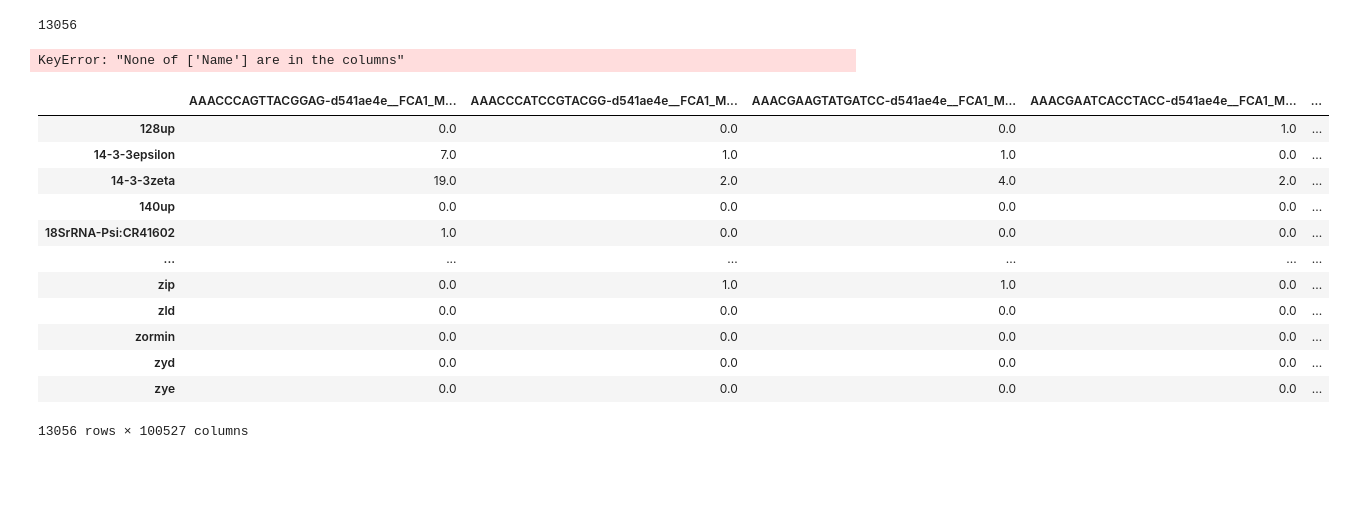
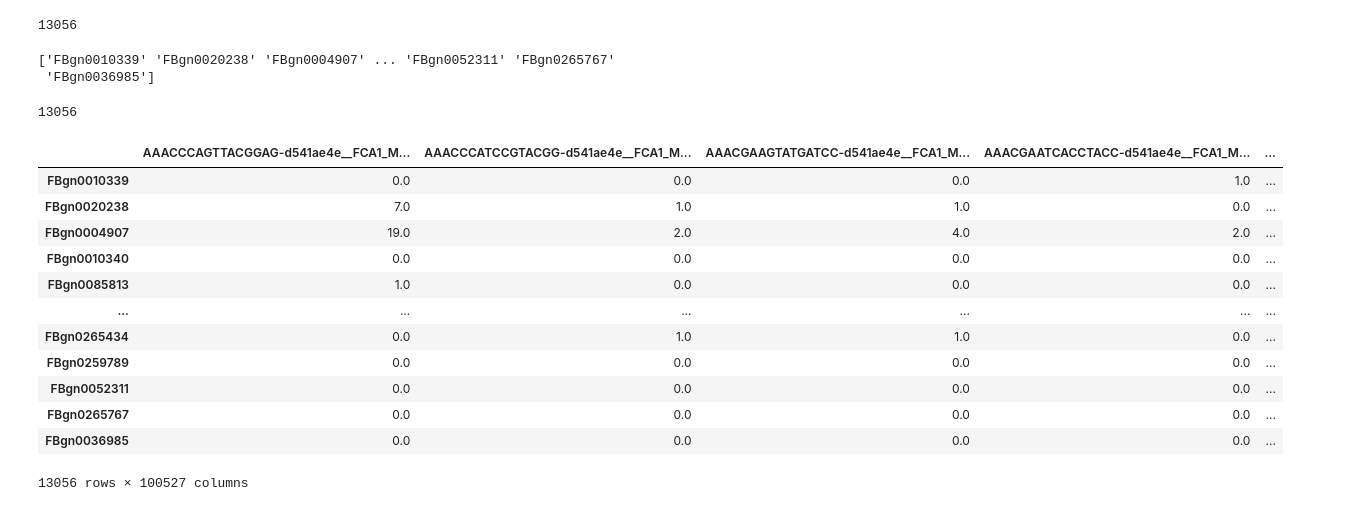
Before and after one commit to DeplanckeLab/Neuro_Droso_ND75KD, a Jupyter notebook: preprocessing/S2c_Fly_Cell_Atlas_HEAD_Oxphos_scoring_AUCell_68.ipynb, the cells around one changed output. Cells and saved outputs as stored; diff of their text form; code cells hidden in the pictures; blank space fills up the shorter version.

```diff
--- a/preprocessing/S2c_Fly_Cell_Atlas_HEAD_Oxphos_scoring_AUCell_68.ipynb
+++ b/preprocessing/S2c_Fly_Cell_Atlas_HEAD_Oxphos_scoring_AUCell_68.ipynb
@@ -84,10 +85,10 @@ len(gene_names)
 13056
 # %%
 # [Input] Fixed gene annotation (for SCENIC feather file compatibility)
-genome_data = pd.read_csv("/data/gardeux/Neuro_Droso_ND75KD/data/features.tsv", sep="\t", na_filter=False)
+genome_data = pd.read_csv("/data/gardeux/Neuro_Droso_ND75KD/data/dmel-all-r6.31-premrna.gene_mapping.txt", sep="\t", na_filter=False)
 
 # Update gene names using fixing table
-gene_to_ensembl_dict = genome_data.set_index('Name')['Ensembl'].to_dict()
+gene_to_ensembl_dict = genome_data.set_index('gene_name')['gene_id'].to_dict()
 
 # Check if all gene names are in the dictionary
 missing_genes = [gene for gene in gene_names if gene not in gene_to_ensembl_dict]
@@ -95,29 +96,34 @@ if missing_genes:
     print(f"Error: The following genes are missing from the annotation table: {len(missing_genes)}")
 else:
     # Fix gene names
-    f_gene_names_updated = np.array([
+    gene_names_updated = np.array([
         gene_to_ensembl_dict[gene] for gene in gene_names
     ])
 
-    print(f_gene_names_updated)
+    print(gene_names_updated)
 # %% [output]
-KeyError: "None of ['Name'] are in the columns"
+['FBgn0010339' 'FBgn0020238' 'FBgn0004907' ... 'FBgn0052311' 'FBgn0265767'
+ 'FBgn0036985']
+# %%
+len(gene_names_updated)
+# %% [output]
+13056
 # %%
-ex_matrix = pd.DataFrame(m, columns = cell_names, index = gene_names)
+ex_matrix = pd.DataFrame(m, columns = cell_names, index = gene_names_updated)
 ex_matrix
 # %% [output]
 |  | AAACCCAGTTACGGAG-d541ae4e__FCA1_M... | AAACCCATCCGTACGG-d541ae4e__FCA1_M... | AAACGAAGTATGATCC-d541ae4e__FCA1_M... | AAACGAATCACCTACC-d541ae4e__FCA1_M... | ... |
-| 128up | 0.0 | 0.0 | 0.0 | 1.0 | ... |
-| 14-3-3epsilon | 7.0 | 1.0 | 1.0 | 0.0 | ... |
-| 14-3-3zeta | 19.0 | 2.0 | 4.0 | 2.0 | ... |
-| 140up | 0.0 | 0.0 | 0.0 | 0.0 | ... |
-| 18SrRNA-Psi:CR41602 | 1.0 | 0.0 | 0.0 | 0.0 | ... |
+| FBgn0010339 | 0.0 | 0.0 | 0.0 | 1.0 | ... |
+| FBgn0020238 | 7.0 | 1.0 | 1.0 | 0.0 | ... |
+| FBgn0004907 | 19.0 | 2.0 | 4.0 | 2.0 | ... |
+| FBgn0010340 | 0.0 | 0.0 | 0.0 | 0.0 | ... |
+| FBgn0085813 | 1.0 | 0.0 | 0.0 | 0.0 | ... |
 | ... | ... | ... | ... | ... | ... |
-| zip | 0.0 | 1.0 | 1.0 | 0.0 | ... |
-| zld | 0.0 | 0.0 | 0.0 | 0.0 | ... |
-| zormin | 0.0 | 0.0 | 0.0 | 0.0 | ... |
-| zyd | 0.0 | 0.0 | 0.0 | 0.0 | ... |
-| zye | 0.0 | 0.0 | 0.0 | 0.0 | ... |
+| FBgn0265434 | 0.0 | 1.0 | 1.0 | 0.0 | ... |
+| FBgn0259789 | 0.0 | 0.0 | 0.0 | 0.0 | ... |
+| FBgn0052311 | 0.0 | 0.0 | 0.0 | 0.0 | ... |
+| FBgn0265767 | 0.0 | 0.0 | 0.0 | 0.0 | ... |
+| FBgn0036985 | 0.0 | 0.0 | 0.0 | 0.0 | ... |
 13056 rows × 100527 columns
 # %%
 # Compute the intersection
```
Also changed, not shown: parts of 6 cells of this notebook, 6 other files.
